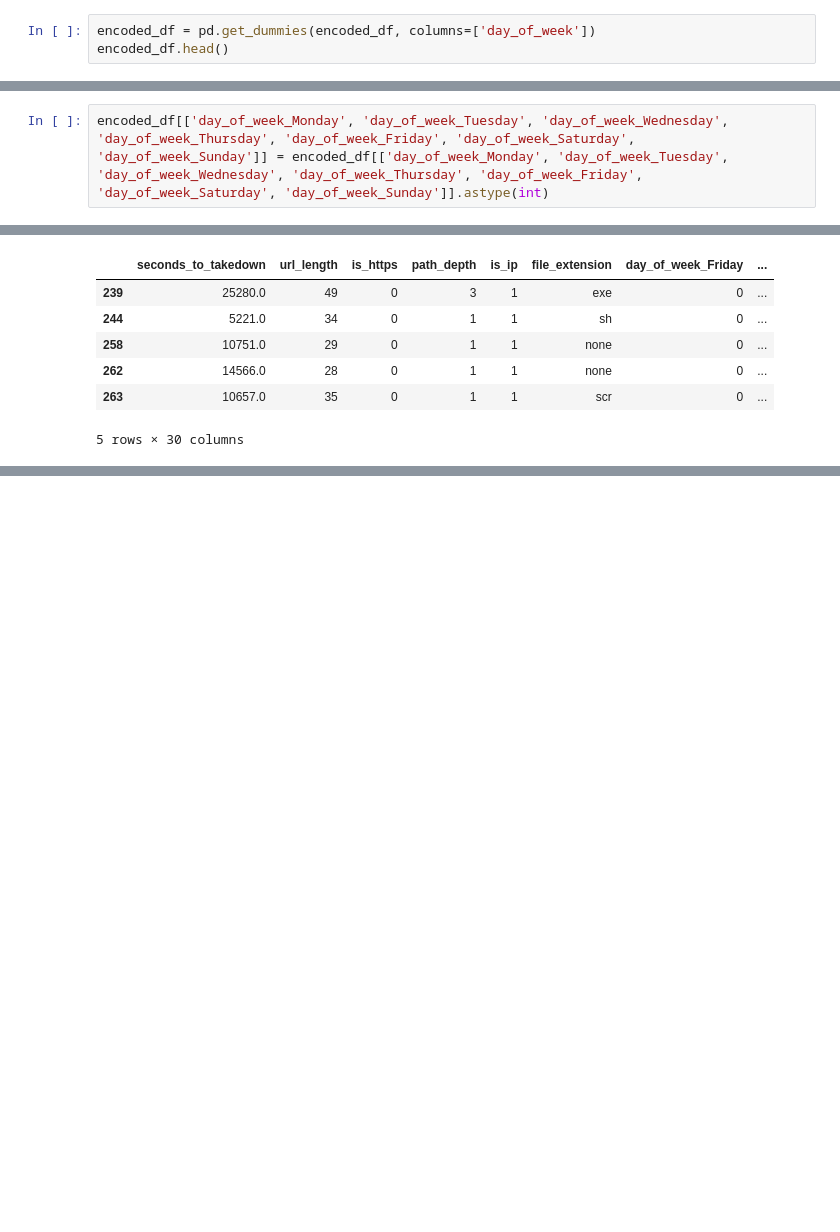
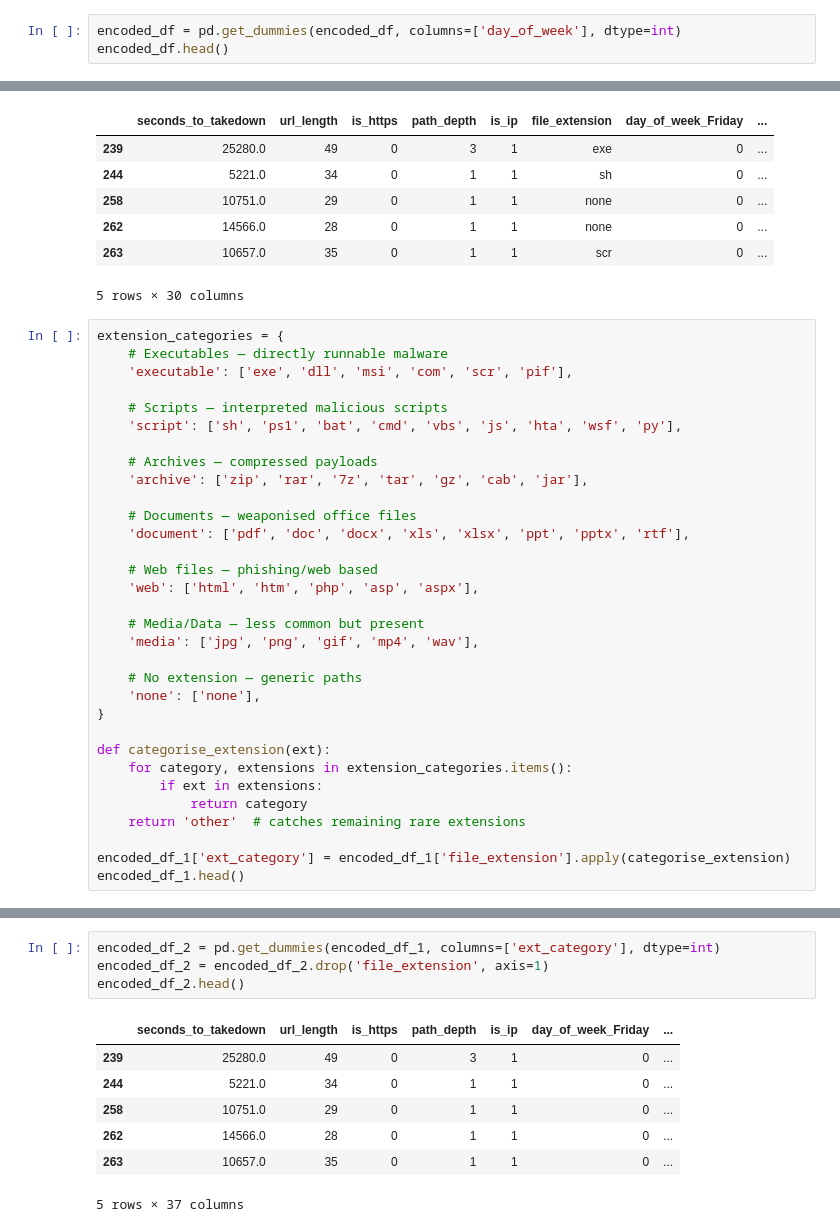
Before and after one commit to hashimtg10/DataScience-GroupProj, a Jupyter notebook: machine_learning.ipynb, the cells around one changed output, grey strips where cells are left out. Drawn from its saved outputs; the diff is of its cells as text; blank space fills up the shorter version.

Commit message:
file extension featurized

```diff
--- a/machine_learning.ipynb
+++ b/machine_learning.ipynb
@@ -249,7 +249,7 @@ df = offline_df
 # %%
 encoded_df = df.drop(['last_online', 'tags', 'duration', 'id', 'url', 'date_added', 'Architecture'], axis=1)
 # %%
-encoded_df = pd.get_dummies(encoded_df, columns=['day_of_week'])
+encoded_df = pd.get_dummies(encoded_df, columns=['day_of_week'], dtype=int)
 encoded_df.head()
 # %% [output]
 |  | seconds_to_takedown | url_length | is_https | path_depth | is_ip | file_extension | Malware Families | ... |
@@ -258,5 +258,3 @@ encoded_df.head()
 | 258 | 10751.0 | 29 | 0 | 1 | 1 | none | [IoT Botnet] | ... |
 | 262 | 14566.0 | 28 | 0 | 1 | 1 | none | [IoT Botnet] | ... |
 | 263 | 10657.0 | 35 | 0 | 1 | 1 | scr | [Coin Miner] | ... |
-# %%
-encoded_df[['day_of_week_Monday', 'day_of_week_Tuesday', 'day_of_week_Wednesday', 'day_of_week_Thursday', 'day_of_week_Friday', 'day_of_week_Saturday', 'day_of_week_Sunday']] = encoded_df[['day_of_week_Monday', 'day_of_week_Tuesday', 'day_of_week_Wednesday', 'day_of_week_Thursday', 'day_of_week_Friday', 'day_of_week_Saturday', 'day_of_week_Sunday']].astype(int)
@@ -298,3 +282,35 @@ encoded_df_1.head()
 | 262 | 14566.0 | 28 | 0 | 1 | 1 | none | 0 | ... |
 | 263 | 10657.0 | 35 | 0 | 1 | 1 | scr | 0 | ... |
 5 rows × 30 columns
+# %%
+extension_categories = {
+    # Executables — directly runnable malware
+    'executable': ['exe', 'dll', 'msi', 'com', 'scr', 'pif'],
+
+    # Scripts — interpreted malicious scripts
+    'script': ['sh', 'ps1', 'bat', 'cmd', 'vbs', 'js', 'hta', 'wsf', 'py'],
+
+    # Archives — compressed payloads
+    'archive': ['zip', 'rar', '7z', 'tar', 'gz', 'cab', 'jar'],
+
+    # Documents — weaponised office files
+    'document': ['pdf', 'doc', 'docx', 'xls', 'xlsx', 'ppt', 'pptx', 'rtf'],
+
+    # Web files — phishing/web based
+    'web': ['html', 'htm', 'php', 'asp', 'aspx'],
+
+    # Media/Data — less common but present
+    'media': ['jpg', 'png', 'gif', 'mp4', 'wav'],
+
+    # No extension — generic paths
+    'none': ['none'],
+}
+
+def categorise_extension(ext):
+    for category, extensions in extension_categories.items():
+        if ext in extensions:
+            return category
+    return 'other'  # catches remaining rare extensions
+
+encoded_df_1['ext_category'] = encoded_df_1['file_extension'].apply(categorise_extension)
+encoded_df_1.head()
@@ -300,0 +325,12 @@ encoded_df_1.head()
+# %%
+encoded_df_2 = pd.get_dummies(encoded_df_1, columns=['ext_category'], dtype=int)
+encoded_df_2 = encoded_df_2.drop('file_extension', axis=1)
+encoded_df_2.head()
+# %% [output]
+|  | seconds_to_takedown | url_length | is_https | path_depth | is_ip | day_of_week_Friday | ... |
+| 239 | 25280.0 | 49 | 0 | 3 | 1 | 0 | ... |
+| 244 | 5221.0 | 34 | 0 | 1 | 1 | 0 | ... |
+| 258 | 10751.0 | 29 | 0 | 1 | 1 | 0 | ... |
+| 262 | 14566.0 | 28 | 0 | 1 | 1 | 0 | ... |
+| 263 | 10657.0 | 35 | 0 | 1 | 1 | 0 | ... |
+5 rows × 37 columns
```
Also changed, not shown: parts of 2 cells of this notebook.
